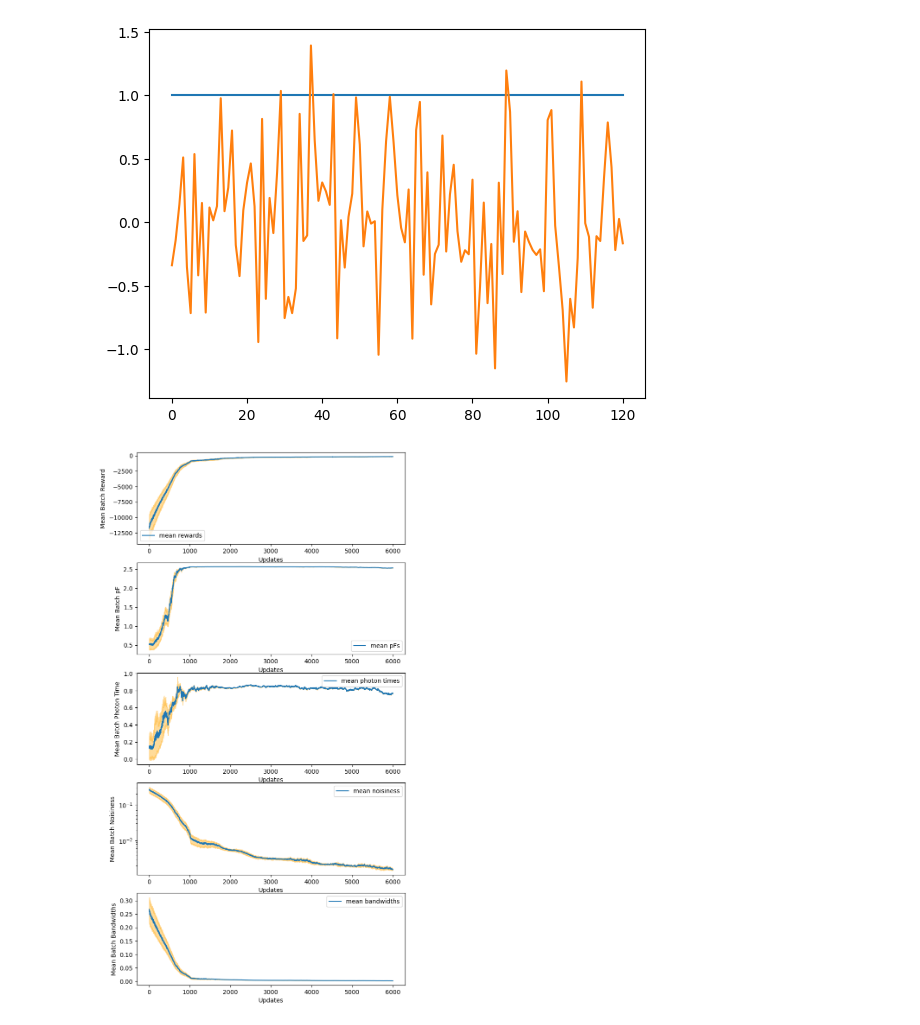
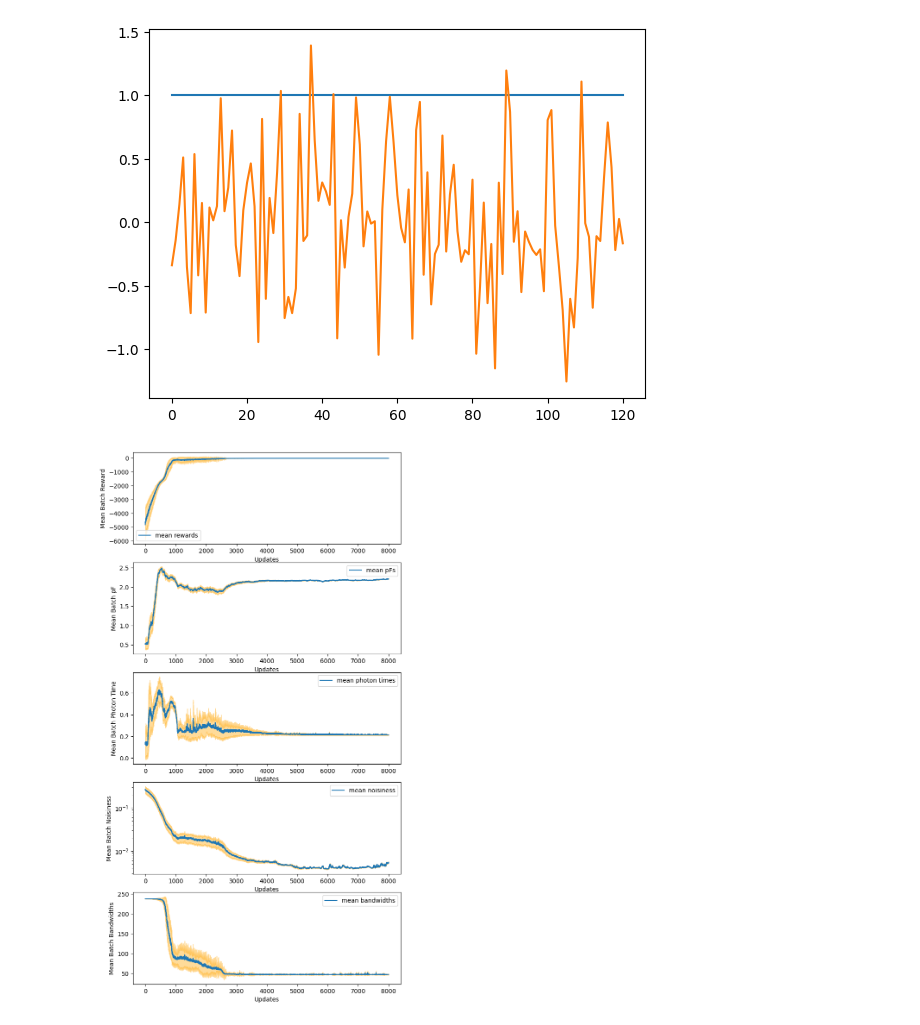
Before and after one commit to AnikenC/ReadoutWithRL, a Jupyter notebook: readoutWithRL/MLControl/cnn_noise_learning.ipynb, the cells around one changed output. Drawn from its saved outputs; the diff is of its cells as text; code cells hidden in the pictures.

```diff
--- a/readoutWithRL/MLControl/cnn_noise_learning.ipynb
+++ b/readoutWithRL/MLControl/cnn_noise_learning.ipynb
@@ -30,12 +30,12 @@ kerr = 0.002
 gamma = 1/140
 time_coeff = 10.0
 snr_coeff = 10.0
-smoothness_coeff = 1.0
+smoothness_coeff = 0.01
 smoothness_baseline_scale = 1.0
 apply_smoothing = False
-bandwidth = 25.0
+bandwidth = 50.0
 freq_relative_cutoff = 0.05
-bandwidth_coeff = 100.0
+bandwidth_coeff = 25.0
 apply_bandwidth_constraint = True
 n0 = 43
 res_amp_scaling = 1/0.43
@@ -75,7 +75,7 @@ env_config = {"kappa": kappa,
 }
 
 num_envs = 256
-num_updates = 6000
+num_updates = 8000
 config = {
     "LR": 3e-4,
     "NUM_ENVS": num_envs,
@@ -90,7 +90,7 @@ config = {
     "MAX_GRAD_NORM": 0.5,
     "ACTIVATION": "tanh",
     "LAYER_SIZE": 64,
-    "KERNEL_SIZE": 15,
+    # "KERNEL_SIZE": 15,
     "ENV_NAME": "single_langevin_env",
     "ENV_PARAMS": env_config,
     "ANNEAL_LR": False,
@@ -181,19 +185,19 @@ max_pFs = metrics["max pF"]
 max_photons = metrics["max photon"]
 photon_times = metrics["photon time"]
 smoothnesses = metrics["smoothness"]
-# bandwidths = metrics["bandwidths"]
+bandwidths = metrics["bandwidth"]
 actions = metrics["action"]
 # %%
 from utils import plot_learning
 
 plot_learning(
     rewards=rewards,
     max_pFs=max_pFs,
     photon_times=photon_times,
     smoothnesses=smoothnesses,
-    bandwidths=smoothnesses,
+    bandwidths=bandwidths,
 )
 # %% [output]
-[figure, old version]
+[figure, new version]
 # %%
 raw_final_action = -jnp.mean(actions, axis=1)[-1]
```
Also changed, not shown: parts of 4 cells of this notebook, 3 other files.
